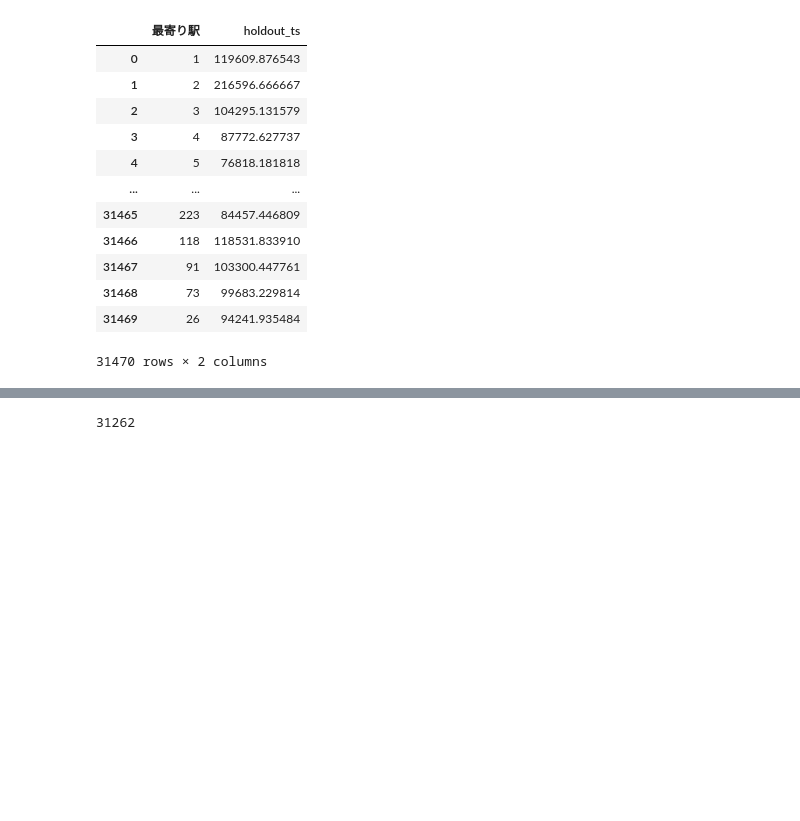
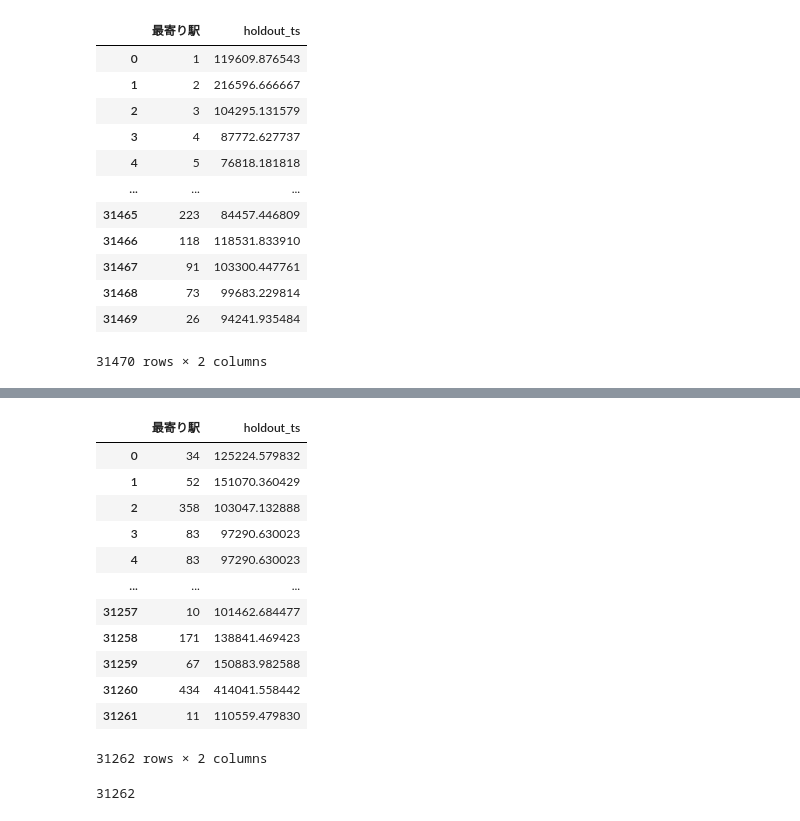
Before and after one commit to kyotoman-koshida/mynabi, a Jupyter notebook: notebooks/target_encoding.ipynb, the cells around one changed output, grey strips where cells are left out. Cells and saved outputs as stored; diff of their text form; code cells hidden in the pictures; blank space fills up the shorter version.

```diff
--- a/notebooks/target_encoding.ipynb
+++ b/notebooks/target_encoding.ipynb
@@ -188,6 +222,22 @@ stations_te
 # %%
 test_stations = pd.read_csv('../data/test_data/test_stations.csv')
-test_stations_te = pd.merge(test_stations, stations_te, left_on='最寄り駅', right_on='最寄り駅', how='left')
+test_stations_te = pd.merge(test_stations, te_s, left_on='最寄り駅', right_on='最寄り駅', how='left')
+# %%
+test_stations_te
+# %% [output]
+|  | 最寄り駅 | holdout_ts |
+| 0 | 34 | 125224.579832 |
+| 1 | 52 | 151070.360429 |
+| 2 | 358 | 103047.132888 |
+| 3 | 83 | 97290.630023 |
+| 4 | 83 | 97290.630023 |
+| ... | ... | ... |
+| 31257 | 10 | 101462.684477 |
+| 31258 | 171 | 138841.469423 |
+| 31259 | 67 | 150883.982588 |
+| 31260 | 434 | 414041.558442 |
+| 31261 | 11 | 110559.479830 |
+31262 rows × 2 columns
 # %%
 len(test_stations)
 # %% [output]
```
Also changed, not shown: parts of 12 cells of this notebook, 3 other files.
